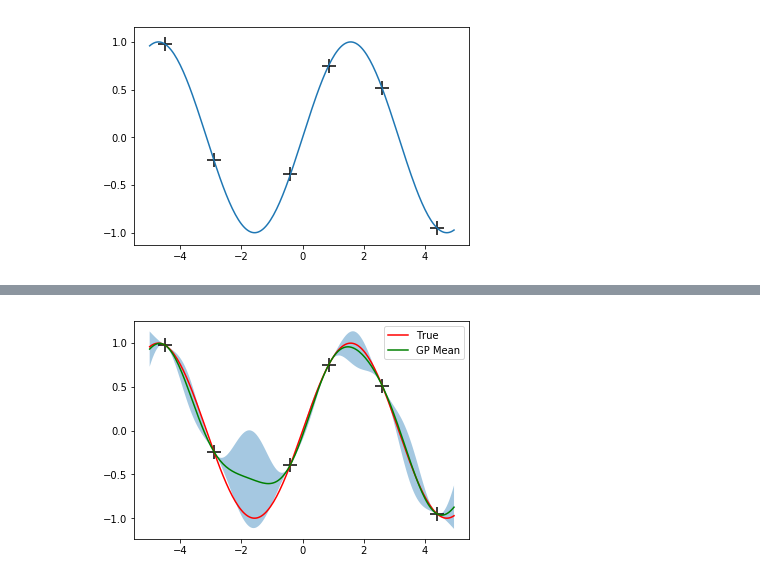
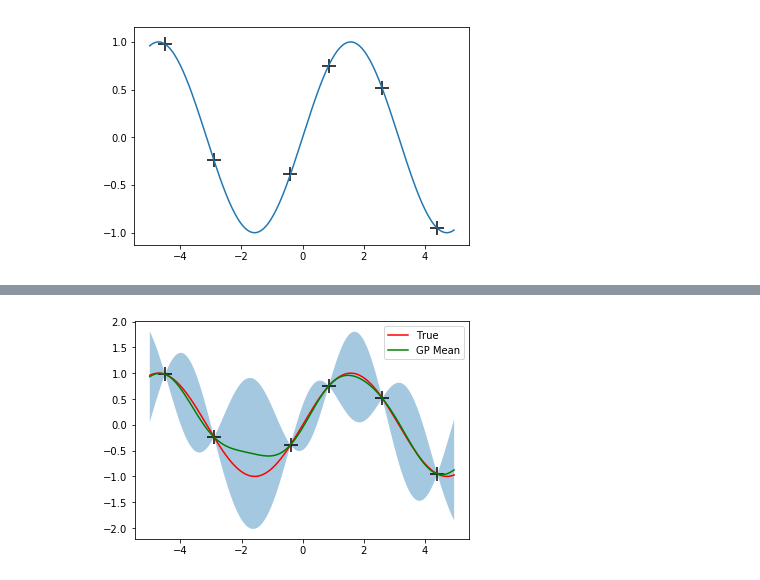
Before and after one commit to lindsay-forestell/MiniProjects, a Jupyter notebook: GaussianProcesses/gaussian_processes.ipynb, the cells around one changed output, grey strips where cells are left out. Drawn from its saved outputs; the diff is of its cells as text; code cells hidden in the pictures.

```diff
--- a/GaussianProcesses/gaussian_processes.ipynb
+++ b/GaussianProcesses/gaussian_processes.ipynb
@@ -162,15 +162,15 @@ plt.show()
 # %%
 # Show the mean vector together with the pointwise standard deviations
-std_vec_post = np.diag(cov_matrix_post)
+std_vec_post = np.sqrt(np.diag(abs(cov_matrix_post)))
 plt.plot(x_range, f, c='red', label='True')
 plt.plot(x_range, mean_vec_post, c='green', label='GP Mean')
-plt.fill_between(x_range, mean_vec_post - std_vec_post, mean_vec_post + std_vec_post, alpha=0.4)
+plt.fill_between(x_range, mean_vec_post - 1.96*std_vec_post, mean_vec_post + 1.96*std_vec_post, alpha=0.4)
 plt.legend()
 plt.scatter(x_train, y_train, marker='+', s=200, c='k')
 #sns.lineplot(x = 'x_range', y = 'y_range', data= prior_df)
 plt.show()
 # %% [output]
-[figure, old version]
+[figure, new version]
 # %% [markdown]
 ## Prediction with Noisy Observation
 
```
Also changed, not shown: parts of 11 cells of this notebook.
